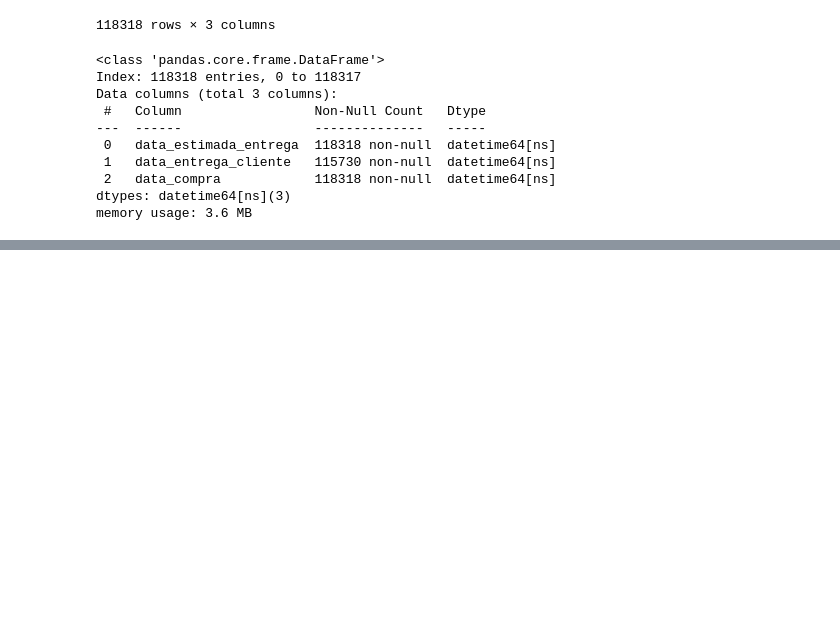
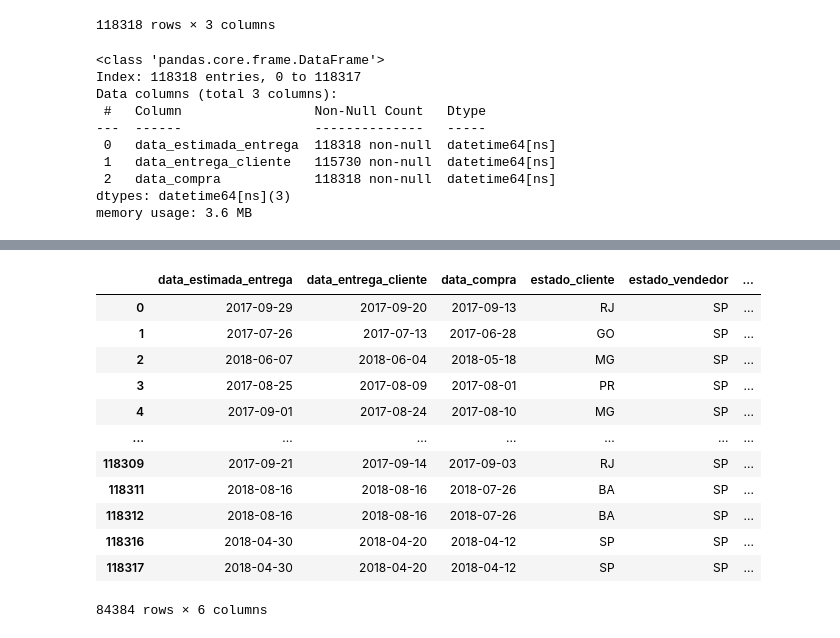
Before and after one commit to RenandeFraga/ProjetoPandasADA, a Jupyter notebook: Análise (1).ipynb, the cells around one changed output, grey strips where cells are left out. Saved outputs shown, nothing was run; the diff lists cells and outputs as text; code cells hidden in the pictures; blank space fills up the shorter version.

```diff
--- a/Análise (1).ipynb
+++ b/Análise (1).ipynb
@@ -430,0 +302,3 @@ memory usage: 3.6 MB
+# %%
+dia_entregas_recebimentos['estado_cliente'] = dados_selecionados['estado_cliente']
+dia_entregas_recebimentos['estado_vendedor'] = dados_selecionados['estado_vendedor']
@@ -430,0 +321,2 @@ memory usage: 3.6 MB
+# %%
+dia_entregas_recebimentos['diferenca_dias'] = (dia_entregas_recebimentos['data_entrega_cliente'] - dia_entregas_recebimentos['data_compra']).dt.days
@@ -430,0 +344,18 @@ memory usage: 3.6 MB
+# %%
+filtro_sp = dia_entregas_recebimentos.loc[dia_entregas_recebimentos['estado_vendedor'] == 'SP']
+# %%
+filtro_sp
+# %% [output]
+|  | data_estimada_entrega | data_entrega_cliente | data_compra | estado_cliente | estado_vendedor | ... |
+| 0 | 2017-09-29 | 2017-09-20 | 2017-09-13 | RJ | SP | ... |
+| 1 | 2017-07-26 | 2017-07-13 | 2017-06-28 | GO | SP | ... |
+| 2 | 2018-06-07 | 2018-06-04 | 2018-05-18 | MG | SP | ... |
+| 3 | 2017-08-25 | 2017-08-09 | 2017-08-01 | PR | SP | ... |
+| 4 | 2017-09-01 | 2017-08-24 | 2017-08-10 | MG | SP | ... |
+| ... | ... | ... | ... | ... | ... | ... |
+| 118309 | 2017-09-21 | 2017-09-14 | 2017-09-03 | RJ | SP | ... |
+| 118311 | 2018-08-16 | 2018-08-16 | 2018-07-26 | BA | SP | ... |
+| 118312 | 2018-08-16 | 2018-08-16 | 2018-07-26 | BA | SP | ... |
+| 118316 | 2018-04-30 | 2018-04-20 | 2018-04-12 | SP | SP | ... |
+| 118317 | 2018-04-30 | 2018-04-20 | 2018-04-12 | SP | SP | ... |
+84384 rows × 6 columns
```
Also changed, not shown: parts of 57 cells of this notebook.
